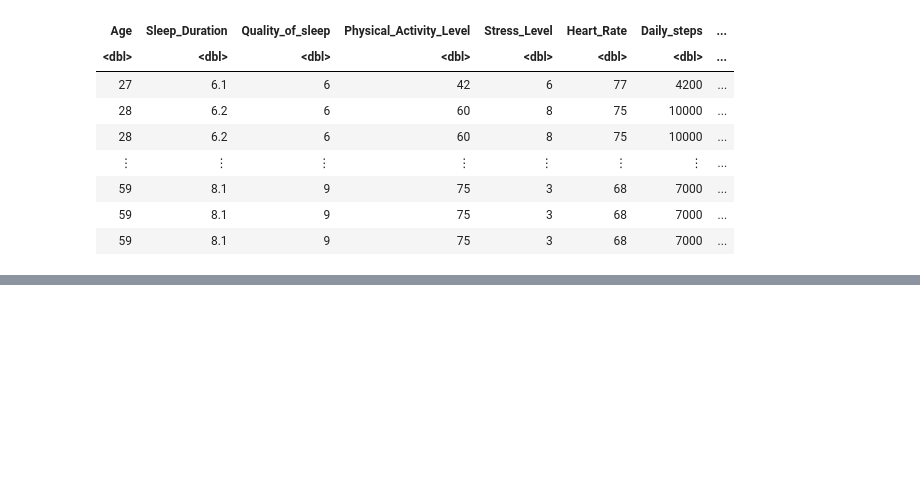
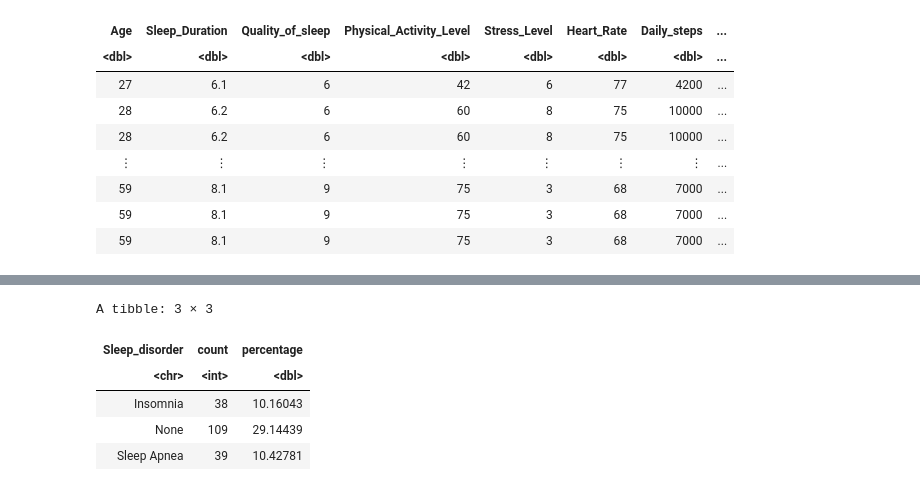
Before and after one commit to mikkielynn/DSCI_100_project, a Jupyter notebook: sleep_data.ipynb, the cells around one changed output, grey strips where cells are left out. Cells and saved outputs as stored; diff of their text form; code cells hidden in the pictures; blank space fills up the shorter version.

```diff
--- a/sleep_data.ipynb
+++ b/sleep_data.ipynb
@@ -110,4 +120,20 @@ A tibble: 3 × 2
 | Insomnia | 39 |
 | None | 110 |
 | Sleep Apnea | 39 |
+# %%
+#calculating the percentge of each sleep disorder in our training data to give us an overview of the data we are working with
+num_obs <- nrow(sleep_2)
+sleep_train |>
+  group_by(Sleep_disorder) |>
+  summarize(
+    count = n(),
+    percentage = n() / num_obs * 100
+  )
+# %% [output]
+A tibble: 3 × 3
+| Sleep_disorder | count | percentage |
+| <chr> | <int> | <dbl> |
+| Insomnia | 38 | 10.16043 |
+| None | 109 | 29.14439 |
+| Sleep Apnea | 39 | 10.42781 |
 # %%
```
Also changed, not shown: parts of 11 cells of this notebook.
